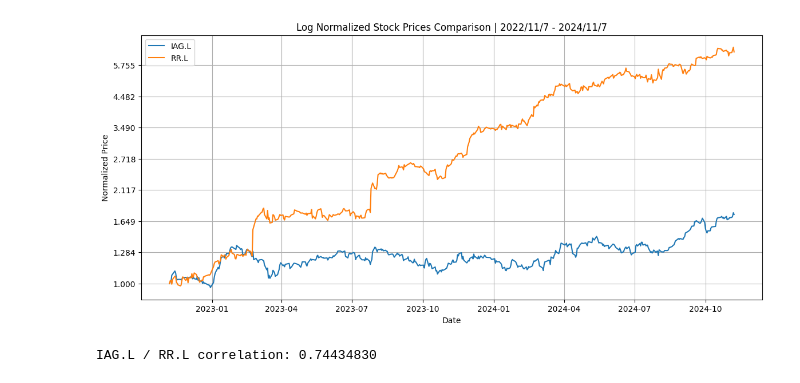
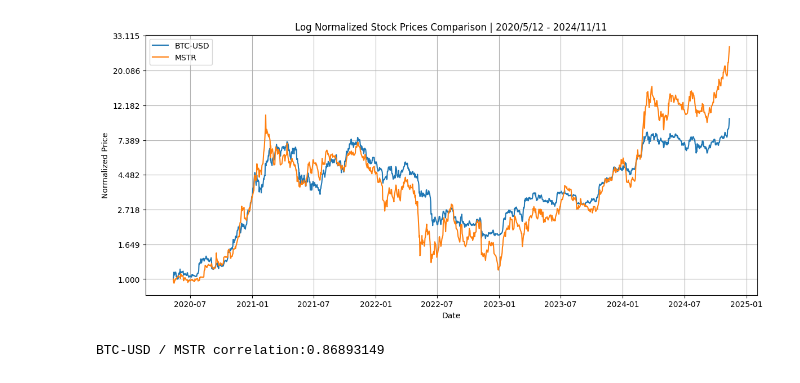
Before and after one commit to ivandimitrovkyulev/Notebooks, a Jupyter notebook: sample/comparison.ipynb, the cells around one changed output. Cells and saved outputs as stored; diff of their text form; code cells hidden in the pictures.

```diff
--- a/sample/comparison.ipynb
+++ b/sample/comparison.ipynb
@@ -16,13 +17,13 @@ data1 = data1[data1.index > '2012-01-01']
 # %%
-plot = plotting.compare_assets(
+assets = plotting.compare_assets(
     [
-        'IAG.L',
-        'RR.L',
+        'BTC-USD',
+        'MSTR',
     ],
-    start_date=[2022, 11, 7],
-    end_date=[2024, 11, 7],
+    start_date=[2020, 5, 12],
+    end_date=[2024, 11, 12],
     log_scale=True,
 )
 # %% [output]
-[figure, old version]
+[figure, new version]
-IAG.L / RR.L correlation: 0.74434830
+BTC-USD / MSTR correlation:0.86893149
```
Also changed, not shown: parts of 6 cells of this notebook, 7 other files.
